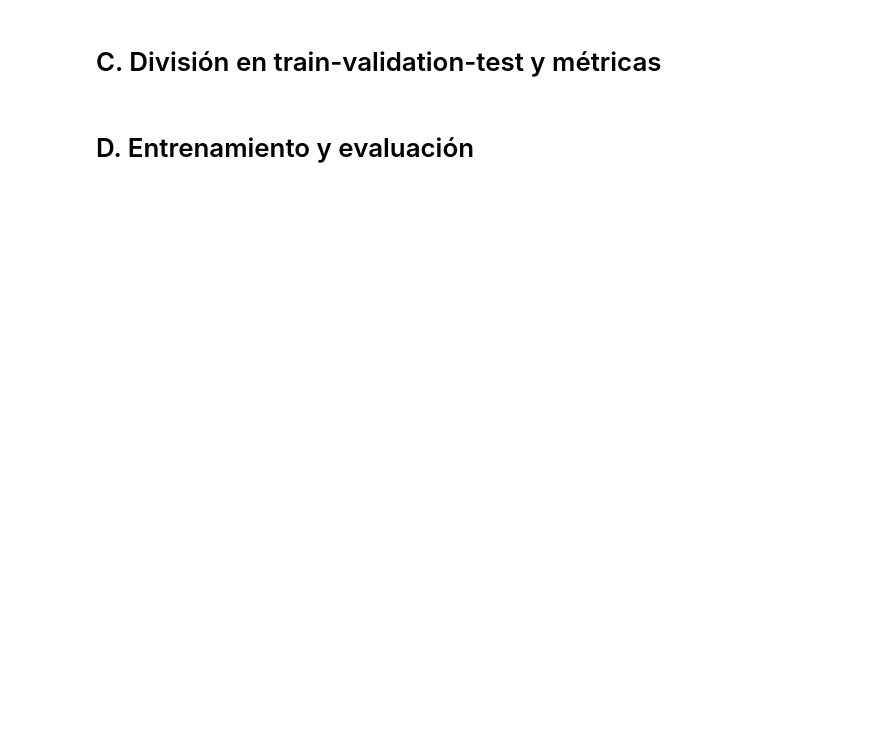
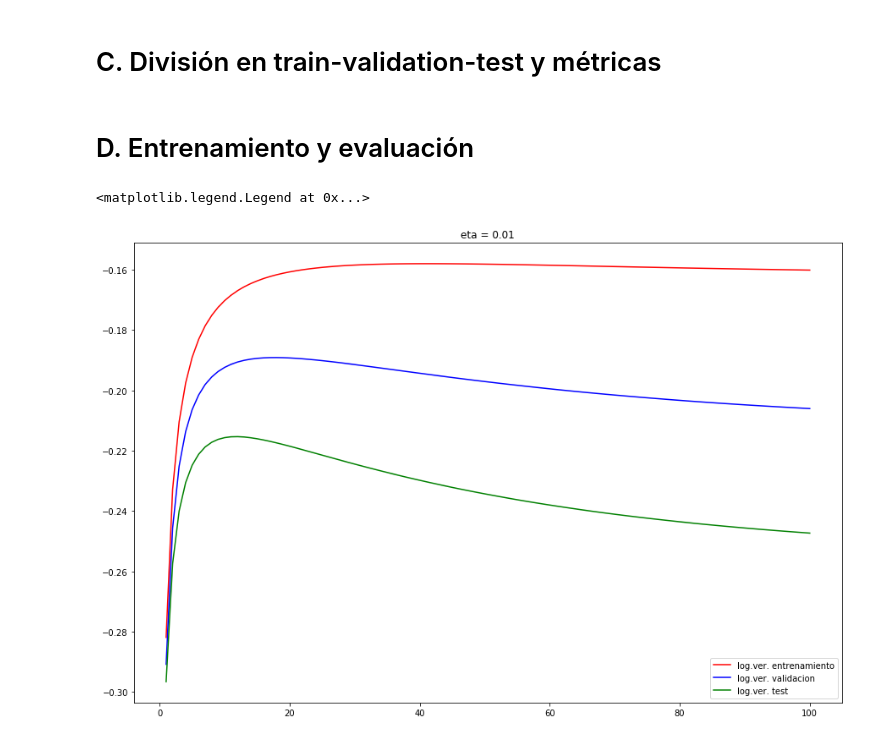
Before and after one commit to Bhernandez-dot/ML2020, a Jupyter notebook: Tarea 3/Tarea3.ipynb, the cells around one changed output. Cells and saved outputs as stored; diff of their text form; code cells hidden in the pictures; blank space fills up the shorter version.

Commit message:
esta llegar y meterle el epochs. cambio casa por ronaldinho

```diff
--- a/Tarea 3/Tarea3.ipynb
+++ b/Tarea 3/Tarea3.ipynb
@@ -177,8 +177,6 @@ class MyLogisticRegression():
                 t = np.sum([self.w[j]*X[i,j] for j in range(M)])
                 if t>0:
                     y_predict[i] = 1
-                else:
-                    y_predict[i] = 0
             return y_predict
         except:
             print('Falla en el algoritmo, compruebe antes haber entrenado el modelo o\n')
@@ -200,10 +198,33 @@ class MyLogisticRegression():
             print('sean las correctas de acuerdo a su modelo.')
 # %%
 # crear objeto modelo
-clf = MyLogisticRegression(eta=0.01)
+#clf = MyLogisticRegression(eta=0.01)
 # entrenar
-clf.fit(X_train, y_train)
+#clf.fit(X_train, y_train)
 # computar log-likelihood
-clf.log_verosimilitud(X_train, y_train)
+#clf.log_verosimilitud(X_train, y_train)
 # predecir
-y_pred = clf.predict(X_val)
+#y_pred = clf.predict(X_val)
+# %%
+eta_1= 0.01
+epochs_1= np.linspace(1,100,100,dtype=int)
+log_v = []
+log_v_val = []
+log_v_test = []
+for i in epochs_1:
+    clf = MyLogisticRegression(eta_1,epochs=i)
+    clf.fit(X_train,y_train)
+    log_v.append(clf.log_verosimilitud(X_train,y_train))
+    log_v_val.append(clf.log_verosimilitud(X_val,y_val))
+    log_v_test.append(clf.log_verosimilitud(X_test,y_test))
+# %%
+plt.figure(figsize=(15,10))
+plt.plot(epochs_1,log_v,'r',label='log.ver. entrenamiento')
+plt.plot(epochs_1,log_v_val,'b',label='log.ver. validacion')
+plt.plot(epochs_1,log_v_test,'g',label='log.ver. test')
+plt.title('eta = 0.01')
+plt.legend()
+#plt.savefig('log_v_eta_001.png')
+# %% [output]
+<matplotlib.legend.Legend at 0x...>
+[figure, added]
```
Also changed, not shown: parts of 8 cells of this notebook.
